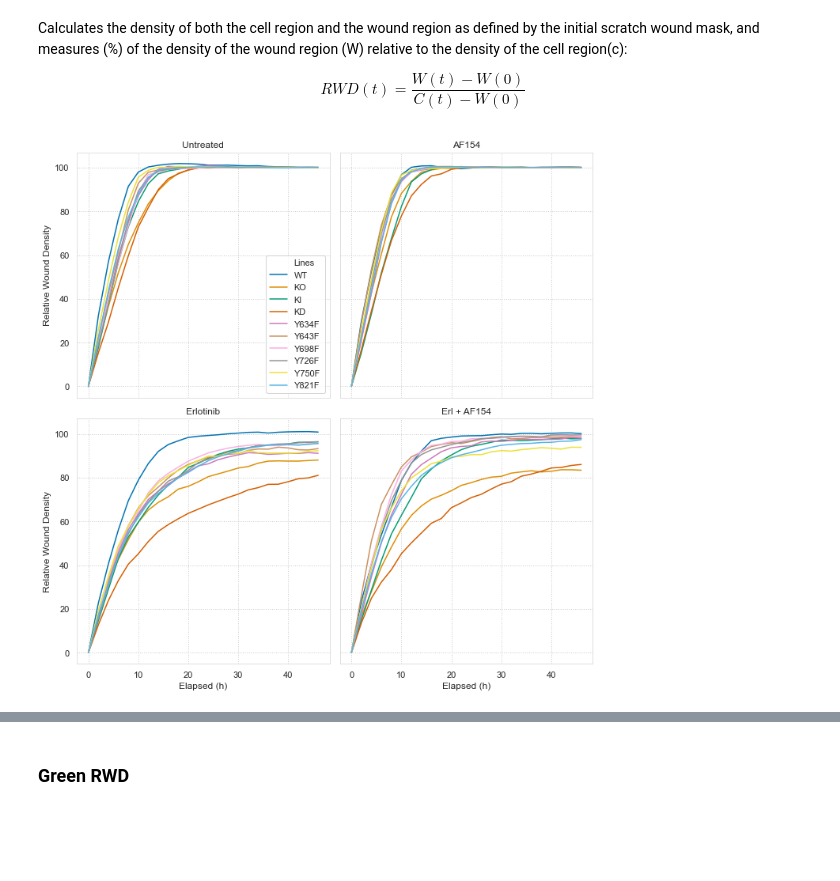
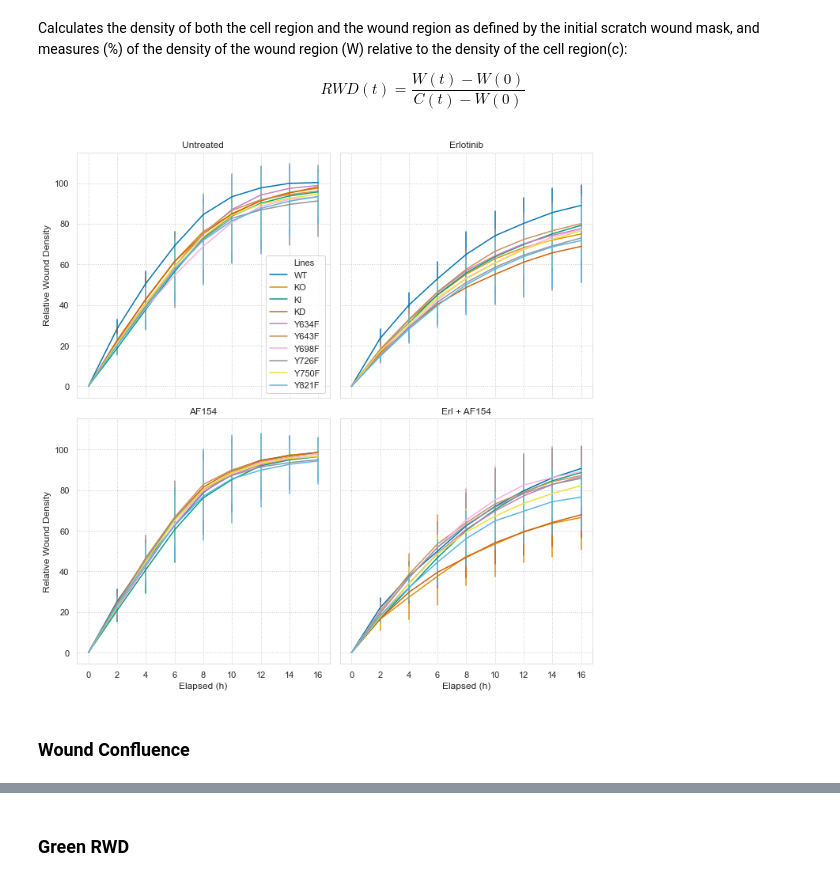
Before and after one commit to meyer-lab/DDMC, a Jupyter notebook: Fig2-CellMigration.ipynb, the cells around one changed output, grey strips where cells are left out. Drawn from its saved outputs; the diff is of its cells as text; code cells hidden in the pictures; blank space fills up the shorter version.

Commit message:
Added notebooks, which now plot all BRs and most metrics

```diff
--- a/Fig2-CellMigration.ipynb
+++ b/Fig2-CellMigration.ipynb
@@ -28,18 +28,16 @@ Calculates the density of both the cell region and the wound region as defined b
 $$ RWD(t) = \frac{W(t)-W(0)}{C(t)-W(0)} $$
 # %%
 # rwdM = pd.read_csv("msresist/data/Phenotypic_data/AXLmutants/EMT/03062020-AXLmuts_EMT_RWD_Matrigel_BR1.csv")
-rwdC1 = pd.read_csv("msresist/data/Phenotypic_data/AXLmutants/EMT/03062020-AXLmuts_EMT_RWD_Collagen_BR1.csv")
-rwdC2 = pd.read_csv("msresist/data/Phenotypic_data/AXLmutants/EMT/03232020-AXLmuts_EMT_RWD_Collagen_BR2.csv")
-rwdC3 = pd.read_csv("msresist/data/Phenotypic_data/AXLmutants/EMT/03232020-AXLmuts_EMT_RWD_Collagen_BR3.csv")
-rwdC4 = pd.read_csv("msresist/data/Phenotypic_data/AXLmutants/EMT/03232020-AXLmuts_EMT_RWD_Collagen_BR4.csv")
+rwdC1 = pd.read_csv("msresist/data/Phenotypic_data/AXLmutants/EMT/BR1_RWD.csv")
+rwdC2 = pd.read_csv("msresist/data/Phenotypic_data/AXLmutants/EMT/BR2_RWD.csv")
+rwdC3 = pd.read_csv("msresist/data/Phenotypic_data/AXLmutants/EMT/BR3_RWD.csv")
+rwdC4 = pd.read_csv("msresist/data/Phenotypic_data/AXLmutants/EMT/BR4_RWD.csv")
 lines = ["WT", "KO", "KI", "KD", "Y634F", "Y643F", "Y698F", "Y726F", "Y750F ", "Y821F"]
 # %%
-# ds = [rwdM, rwdC]
-itp = 0
-ftp = 16
-t1 = ["UT", "AF", " E", "A/E"]
-t2 = ["Untreated", "AF154", "Erlotinib", "Erl + AF154"]
-t3 = ["Matrigel", "Collagen"]
+ds = [rwdC1, rwdC2, rwdC3, rwdC4]
+
+t1 = ["UT", " E", " AF", "A/E"]
+t2 = ["Untreated", "Erlotinib", "AF154", "Erl + AF154"]
 # %%
 # fig, ax = plt.subplots(nrows=2, ncols=4, figsize=(20, 10), sharey=True, sharex=True)
 
@@ -51,21 +49,22 @@ t3 = ["Matrigel", "Collagen"]
 # plt.tight_layout()
 # %%
 fig, ax = plt.subplots(nrows=2, ncols=2, figsize=(10, 10), sharey=True, sharex=True)
-
-rwdC = [rwdC2]
-ftp = 46
+itp = 0
+ftp = 16
 ylabel = "Relative Wound Density"
 
 
 for i in range(len(t1)):
     title = t2[i]
     if i < 2:
-        FC_timecourse(ax[0, i], rwdC, itp, ftp, lines, t1[i], title, ylabel, FC=False)
+        FC_timecourse(ax[0, i], ds, itp, ftp, lines, t1[i], title, ylabel, FC=False)
     else:
-        FC_timecourse(ax[1, i-2], rwdC, itp, ftp, lines, t1[i], title, ylabel, FC=False)
+        FC_timecourse(ax[1, i-2], ds, itp, ftp, lines, t1[i], title, ylabel, FC=False)
 
 plt.tight_layout()
 
 fig.savefig("TimeLapse_AXLmutants_CellMigration.png")
 # %% [output]
-[figure, old version]
+[figure, new version]
+# %% [markdown]
+### Wound Confluence
```
Also changed, not shown: parts of 28 cells of this notebook, 4 other files.
